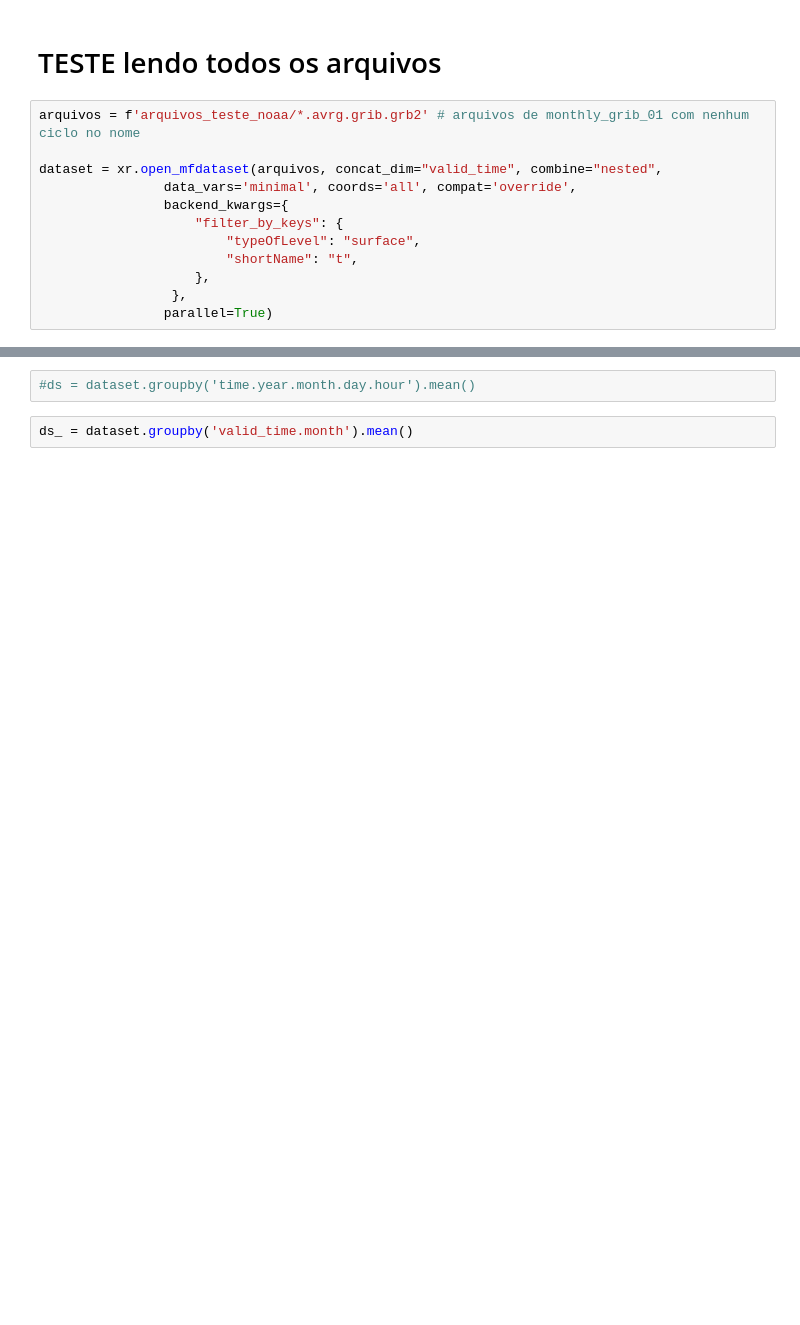
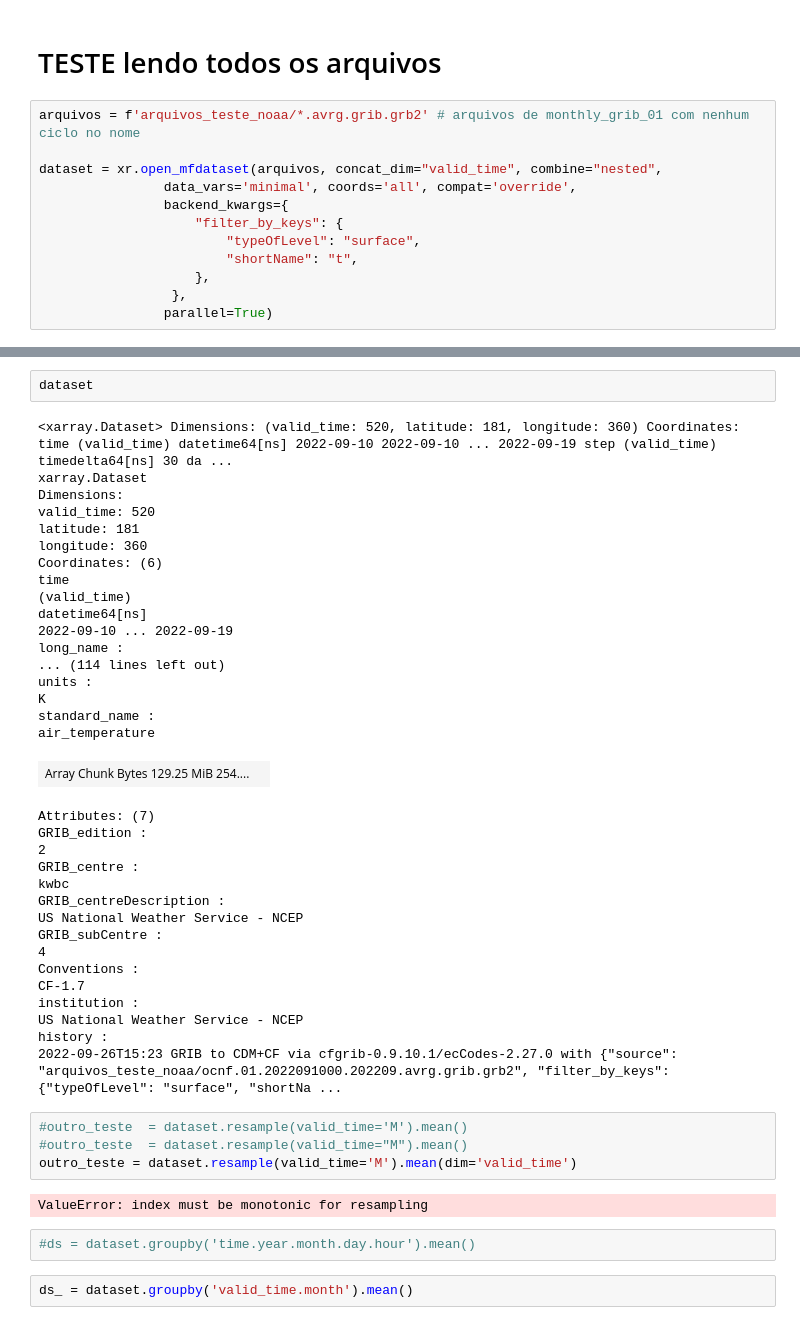
Before and after one commit to Ramonmurilo/cfs_plot_nino, a Jupyter notebook: teste_plot.ipynb, the cells around one changed output, grey strips where cells are left out. Drawn from its saved outputs; the diff is of its cells as text; blank space fills up the shorter version.

```diff
--- a/teste_plot.ipynb
+++ b/teste_plot.ipynb
@@ -412,3 +336,45 @@ array(['2022-10-10T00:00:00.000000000', '2022-11-09T00:00:00.000000000',
+# %%
+dataset
+# %% [output]
+<xarray.Dataset> Dimensions: (valid_time: 520, latitude: 181, longitude: 360) Coordinates: time (valid_time) datetime64[ns] 2022-09-10 2022-09-10 ... 2022-09-19 step (valid_time) timedelta64[ns] 30 da ...
+xarray.Dataset
+Dimensions:
+valid_time: 520
+latitude: 181
+longitude: 360
+Coordinates: (6)
+time
+(valid_time)
+datetime64[ns]
+2022-09-10 ... 2022-09-19
+long_name :
+... (114 lines left out)
+units :
+K
+standard_name :
+air_temperature
+| Array Chunk Bytes 129.25 MiB 254.... |  |
+Attributes: (7)
+GRIB_edition :
+2
+GRIB_centre :
+kwbc
+GRIB_centreDescription :
+US National Weather Service - NCEP
+GRIB_subCentre :
+4
+Conventions :
+CF-1.7
+institution :
+US National Weather Service - NCEP
+history :
+2022-09-26T15:23 GRIB to CDM+CF via cfgrib-0.9.10.1/ecCodes-2.27.0 with {"source": "arquivos_teste_noaa/ocnf.01.2022091000.202209.avrg.grib.grb2", "filter_by_keys": {"typeOfLevel": "surface", "shortNa ...
+# %%
+#outro_teste  = dataset.resample(valid_time='M').mean()
+#outro_teste  = dataset.resample(valid_time="M").mean()
+outro_teste = dataset.resample(valid_time='M').mean(dim='valid_time')
+# %% [output]
+ValueError: index must be monotonic for resampling
 # %%
 #ds = dataset.groupby('time.year.month.day.hour').mean()
 # %%
```
Also changed, not shown: parts of 7 cells of this notebook, 1 other file.
